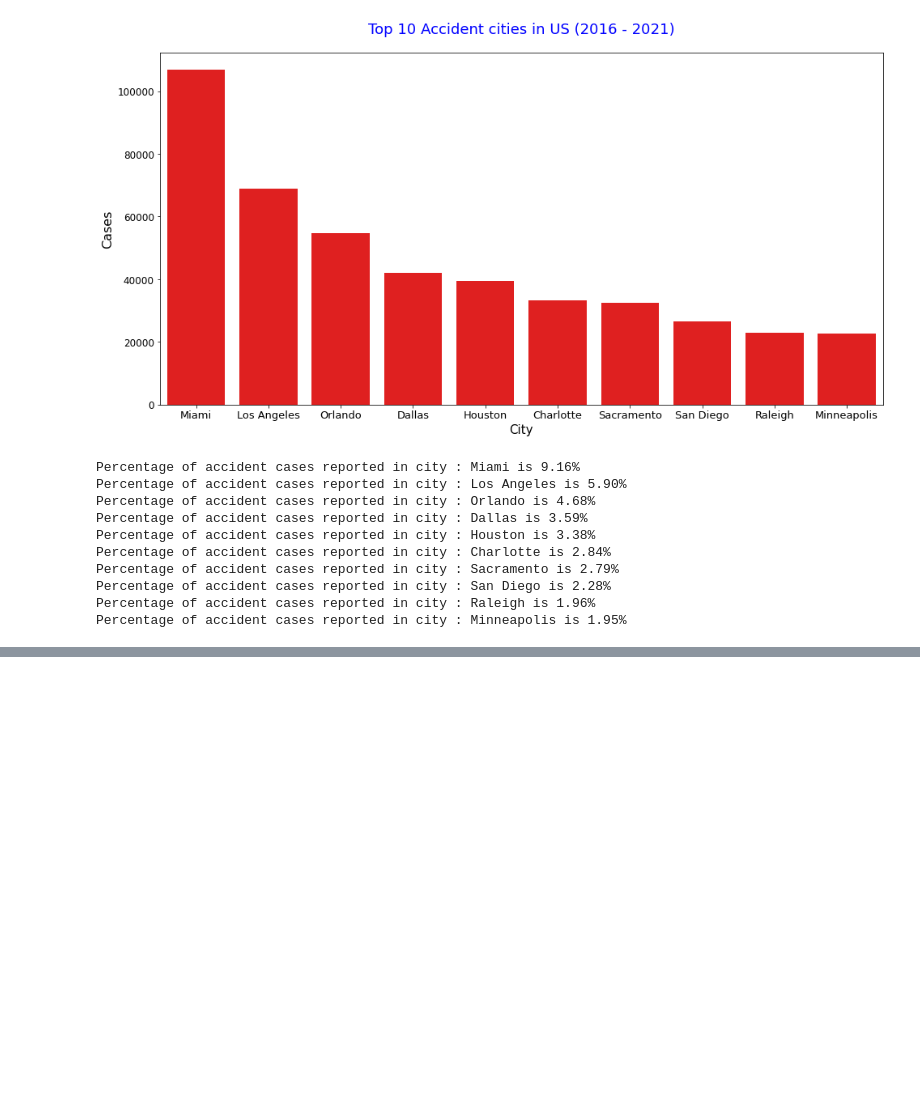
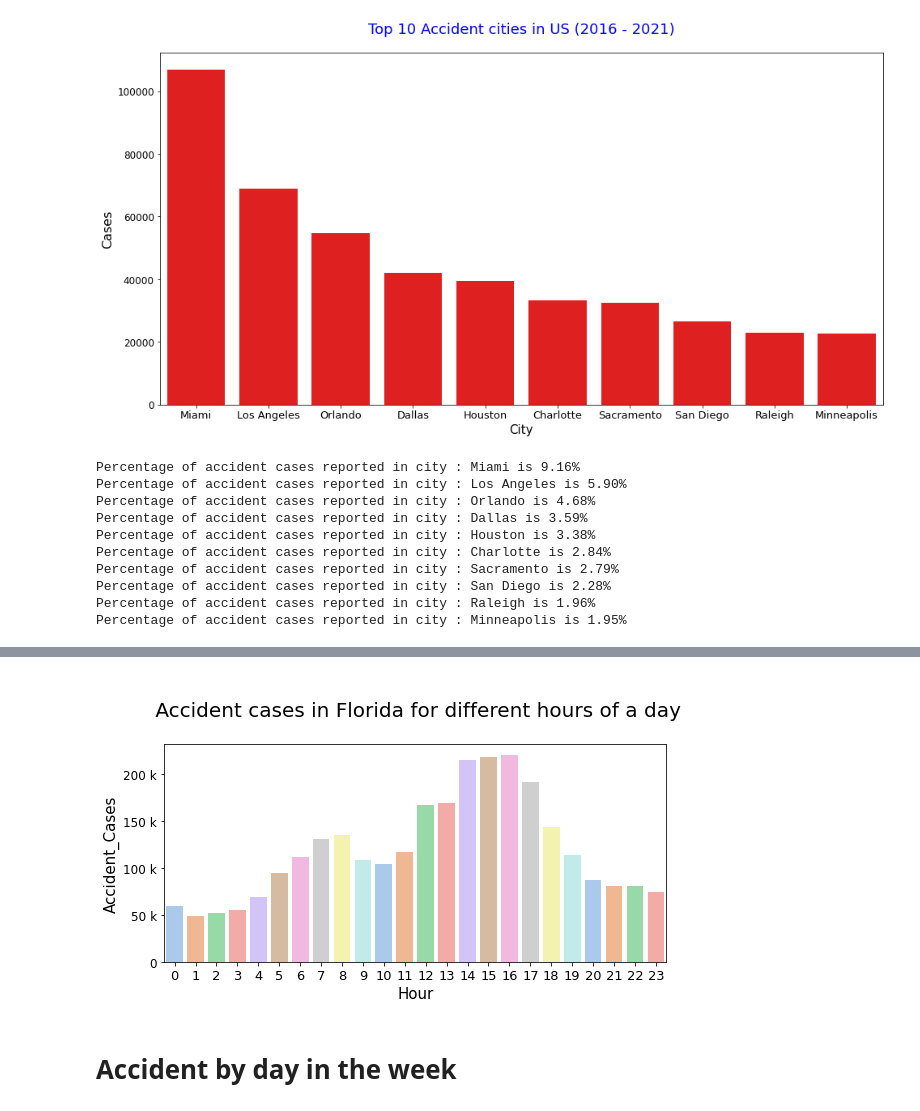
Before and after one commit to bring-nirachornkul/US-Accident-CSCE-5310, a Jupyter notebook: US Accident.ipynb, the cells around one changed output, grey strips where cells are left out. Drawn from its saved outputs; the diff is of its cells as text; code cells hidden in the pictures; blank space fills up the shorter version.

```diff
--- a/US Accident.ipynb
+++ b/US Accident.ipynb
@@ -196,0 +260,14 @@ plt.show()
+# %%
+plt.figure(figsize=(9,4))
+plt.title('\n Accident cases in Florida for different hours of a day\n', size=20, color='Black')
+plt.xlabel('\n Hours \n', fontsize=15, color='Black')
+plt.ylabel('\nAccident Cases\n', fontsize=15, color='Black')
+plt.xticks(fontsize=13)
+plt.yticks(fontsize=12)
+a = sns.barplot(x=Flo_hour.Hour,y=hour.Accident_Cases,palette="pastel")
+a.yaxis.set_major_formatter(ticker.EngFormatter())
+plt.show()
+# %% [output]
+[figure, added]
+# %% [markdown]
+# Accident by day in the week
```
Also changed, not shown: parts of 17 cells of this notebook.
